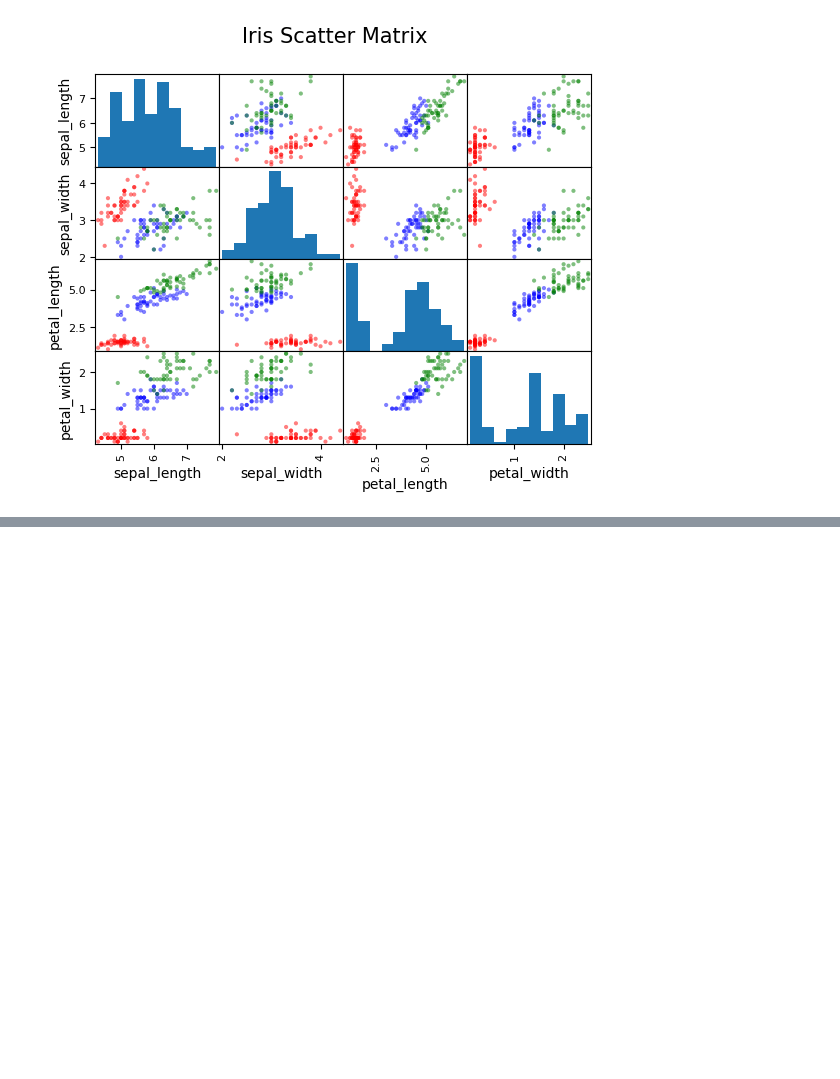
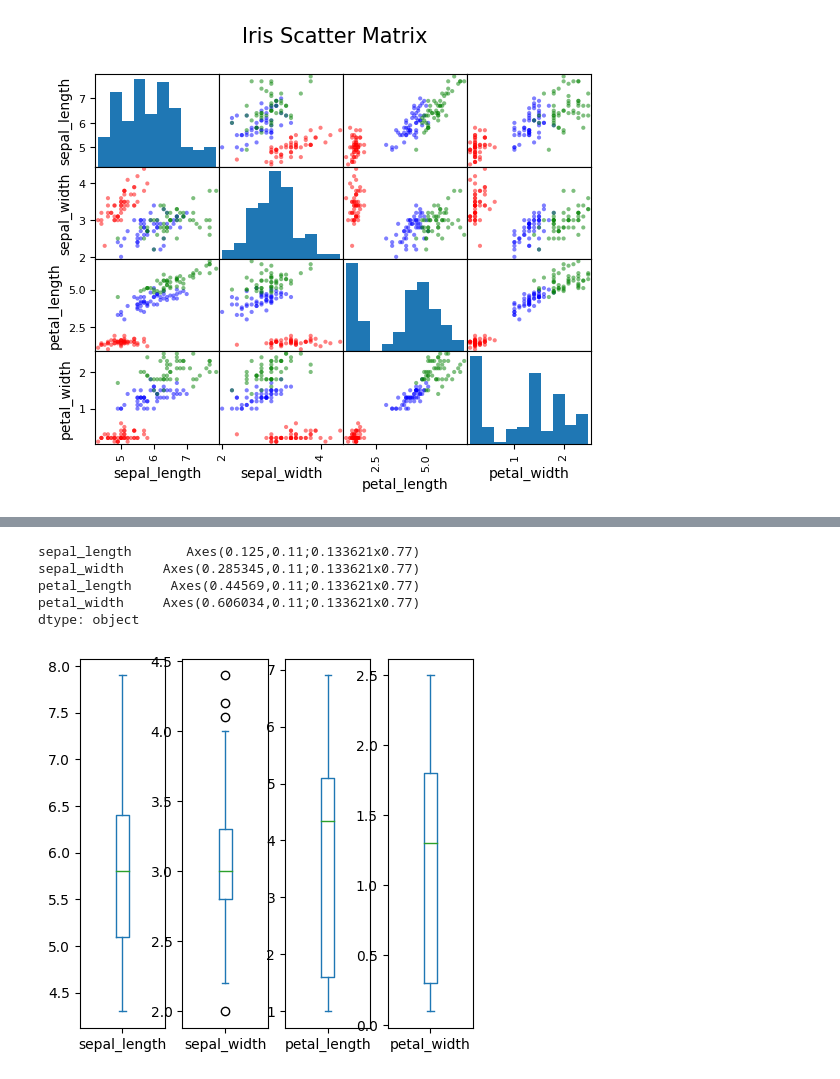
Before and after one commit to Jaya9522/Iris_flower_classification, a Jupyter notebook: Copy_of_Irish_flower_classification.ipynb, the cells around one changed output, grey strips where cells are left out. Drawn from its saved outputs; the diff is of its cells as text; code cells hidden in the pictures; blank space fills up the shorter version.

```diff
--- a/Copy_of_Irish_flower_classification.ipynb
+++ b/Copy_of_Irish_flower_classification.ipynb
@@ -148,0 +157,9 @@ plt.show()
+# %%
+iris_data.plot(kind='box', subplots=True, layout=(1,5), sharex=False)
+# %% [output]
+sepal_length       Axes(0.125,0.11;0.133621x0.77)
+sepal_width     Axes(0.285345,0.11;0.133621x0.77)
+petal_length     Axes(0.44569,0.11;0.133621x0.77)
+petal_width     Axes(0.606034,0.11;0.133621x0.77)
+dtype: object
+[figure, added]
```
Also changed, not shown: parts of 25 cells of this notebook.
